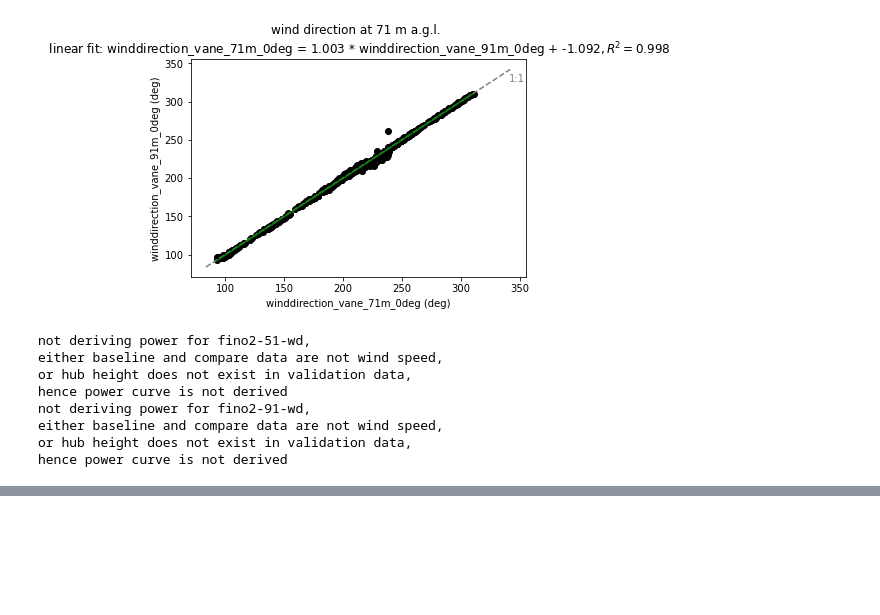
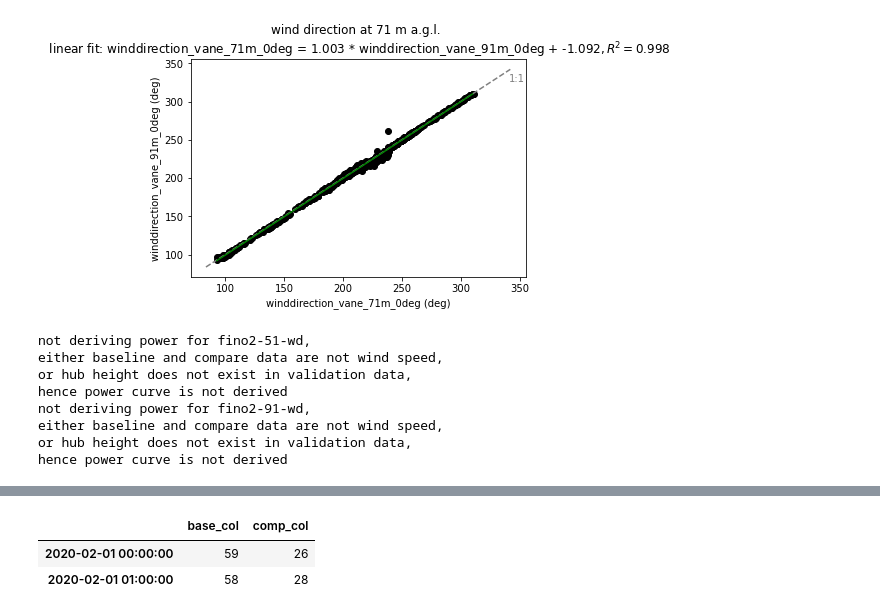
Before and after one commit to joejoeyjoseph/i-validate, a Jupyter notebook: notebooks/demo_notebook.ipynb, the cells around one changed output, grey strips where cells are left out. Saved outputs shown, nothing was run; the diff lists cells and outputs as text; code cells hidden in the pictures; blank space fills up the shorter version.

```diff
--- a/notebooks/demo_notebook.ipynb
+++ b/notebooks/demo_notebook.ipynb
@@ -322,0 +344,6 @@ hence power curve is not derived
+# %%
+ramp_df_eg
+# %% [output]
+|  | base_col | comp_col |
+| 2020-02-01 00:00:00 | 59 | 26 |
+| 2020-02-01 01:00:00 | 58 | 28 |
```
Also changed, not shown: parts of 4 cells of this notebook.
